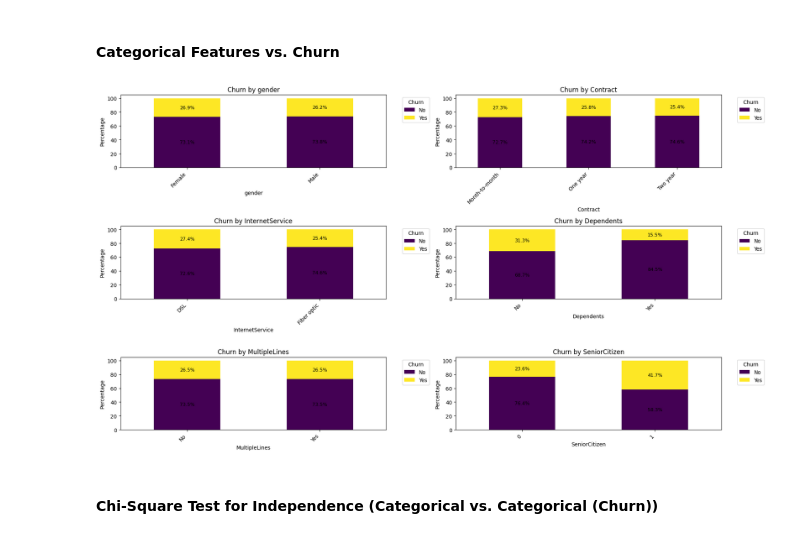
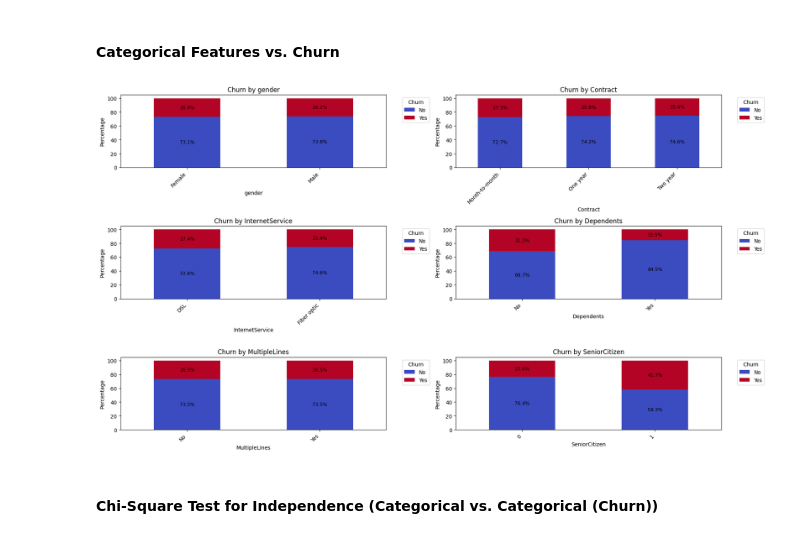
Before and after one commit to arsha-analyst/Telco-Customer-Churn-Analysis, a Jupyter notebook: Data_Preparation/customer_churn_v2.ipynb, the cells around one changed output. Saved outputs shown, nothing was run; the diff lists cells and outputs as text; code cells hidden in the pictures.

```diff
--- a/Data_Preparation/customer_churn_v2.ipynb
+++ b/Data_Preparation/customer_churn_v2.ipynb
@@ -197,35 +197,35 @@ Conclusion: There is a statistically significant difference in tenure between ch
 # %%
 features_to_compare = ['gender','Contract', 'InternetService', 'Dependents','MultipleLines', 'SeniorCitizen'] # Selected features
 
 plt.figure(figsize=(20, 10))
 for i, feature in enumerate(features_to_compare):
     plt.subplot(3, 2, i + 1)
     churn_by_feature = data.groupby([feature, 'Churn']).size().unstack(fill_value=0)
 
     # Calculate percentages
     churn_percentages = churn_by_feature.div(churn_by_feature.sum(axis=1), axis=0) * 100
 
-    ax = churn_percentages.plot(kind='bar', stacked=True, ax=plt.gca(), cmap='viridis')
+    ax = churn_percentages.plot(kind='bar', stacked=True, ax=plt.gca(), cmap='coolwarm')
     plt.title(f'Churn by {feature}')
     plt.xlabel(feature)
     plt.ylabel('Percentage')
     plt.xticks(rotation=45, ha='right')
     plt.legend(title='Churn', bbox_to_anchor=(1.05, 1), loc='upper left')
 
     # Add percentage labels
     for container in ax.containers:
         for patch in container.patches:
             height = patch.get_height()
             width = patch.get_width()
             x, y = patch.get_xy()
             if height > 0: # Only label non-zero segments
                 ax.text(x + width / 2, y + height / 2, f'{height:.1f}%',
                         ha='center', va='center', color='black', fontsize=9)
 
 plt.tight_layout(rect=[0, 0, 0.9, 1])
 plt.show()
 # %% [output]
-[figure, old version]
+[figure, new version]
 # %% [markdown]
 #### Chi-Square Test for Independence (Categorical vs. Categorical (Churn))
 # %%
```
Also changed, not shown: parts of 8 cells of this notebook.
